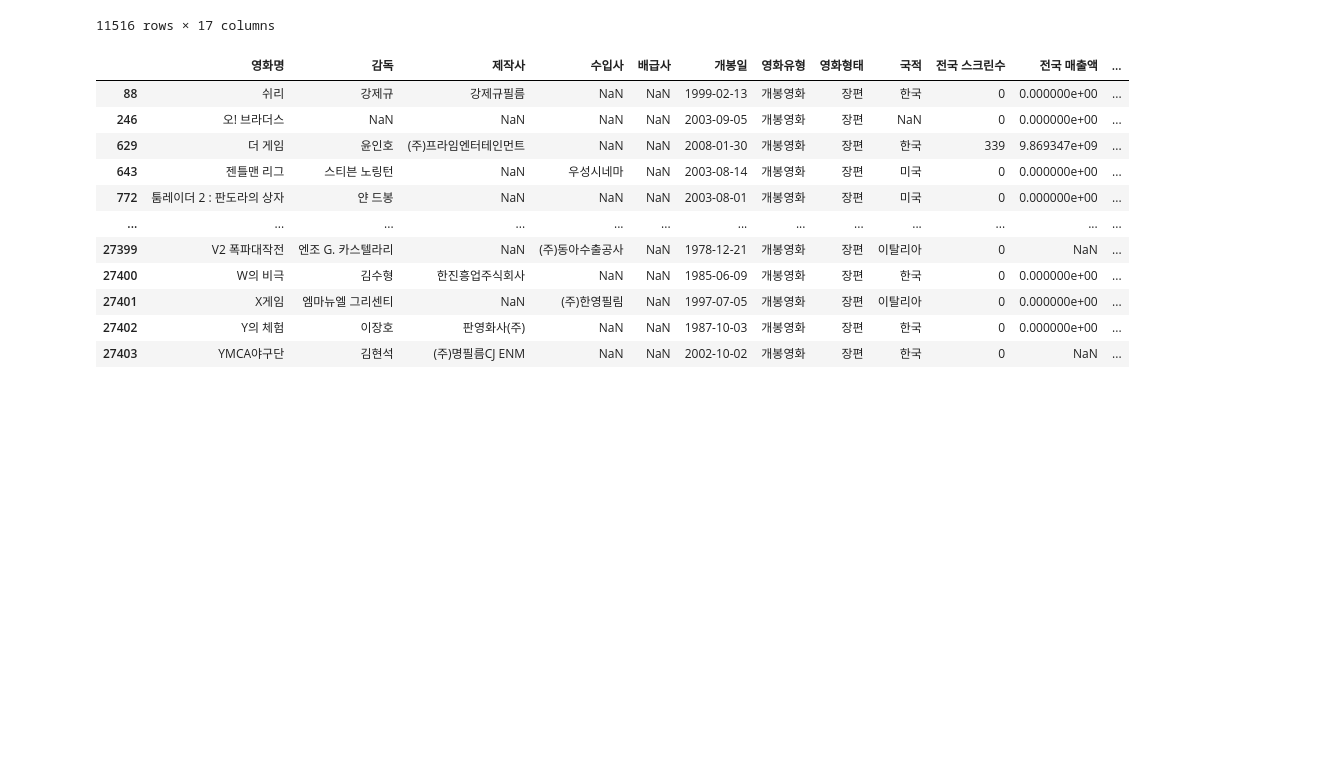
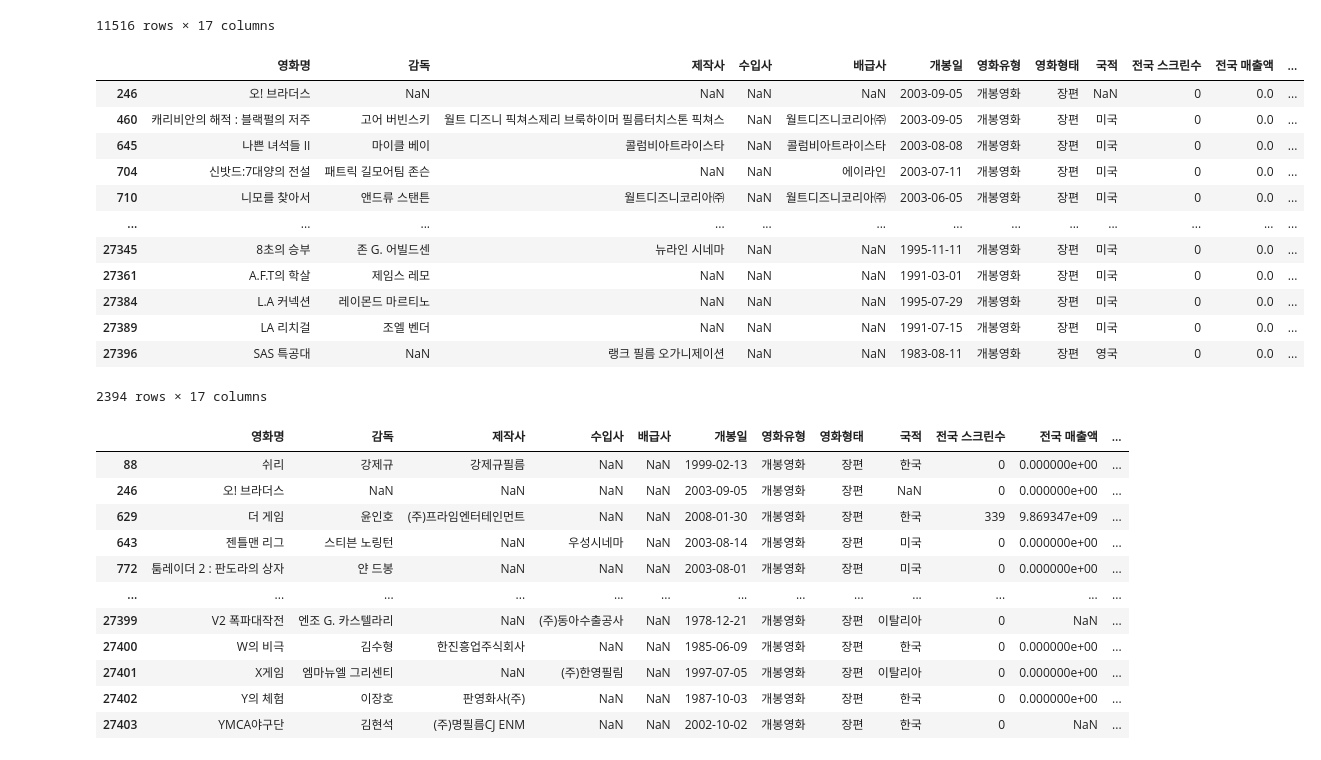
Before and after one commit to Dacon-ai-RunningFive/Dacon-AI, a Jupyter notebook: movie/EDA.ipynb, the cells around one changed output. Cells and saved outputs as stored; diff of their text form; code cells hidden in the pictures; blank space fills up the shorter version.

```diff
--- a/movie/EDA.ipynb
+++ b/movie/EDA.ipynb
@@ -110,4 +110,20 @@ m.loc[m['수입사'].isna()]
 | 27402 | Y의 체험 | 이장호 | 판영화사(주) | NaN | NaN | 1987-10-03 | 개봉영화 | 장편 | 한국 | 0 | 0.000000e+00 | ... |
 | 27403 | YMCA야구단 | 김현석 | (주)명필름CJ ENM | NaN | NaN | 2002-10-02 | 개봉영화 | 장편 | 한국 | 0 | NaN | ... |
 11516 rows × 17 columns
+# %%
+m.loc[(m['수입사'].isna()) & (m['국적'] != '한국')]
+# %% [output]
+|  | 영화명 | 감독 | 제작사 | 수입사 | 배급사 | 개봉일 | 영화유형 | 영화형태 | 국적 | 전국 스크린수 | 전국 매출액 | ... |
+| 246 | 오! 브라더스 | NaN | NaN | NaN | NaN | 2003-09-05 | 개봉영화 | 장편 | NaN | 0 | 0.0 | ... |
+| 460 | 캐리비안의 해적 : 블랙펄의 저주 | 고어 버빈스키 | 월트 디즈니 픽쳐스제리 브룩하이머 필름터치스톤 픽쳐스 | NaN | 월트디즈니코리아㈜ | 2003-09-05 | 개봉영화 | 장편 | 미국 | 0 | 0.0 | ... |
+| 645 | 나쁜 녀석들 II | 마이클 베이 | 콜럼비아트라이스타 | NaN | 콜럼비아트라이스타 | 2003-08-08 | 개봉영화 | 장편 | 미국 | 0 | 0.0 | ... |
+| 704 | 신밧드:7대양의 전설 | 패트릭 길모어팀 존슨 | NaN | NaN | 에이라인 | 2003-07-11 | 개봉영화 | 장편 | 미국 | 0 | 0.0 | ... |
+| 710 | 니모를 찾아서 | 앤드류 스탠튼 | 월트디즈니코리아㈜ | NaN | 월트디즈니코리아㈜ | 2003-06-05 | 개봉영화 | 장편 | 미국 | 0 | 0.0 | ... |
+| ... | ... | ... | ... | ... | ... | ... | ... | ... | ... | ... | ... | ... |
+| 27345 | 8초의 승부 | 존 G. 어빌드센 | 뉴라인 시네마 | NaN | NaN | 1995-11-11 | 개봉영화 | 장편 | 미국 | 0 | 0.0 | ... |
+| 27361 | A.F.T의 학살 | 제임스 레모 | NaN | NaN | NaN | 1991-03-01 | 개봉영화 | 장편 | 미국 | 0 | 0.0 | ... |
+| 27384 | L.A 커넥션 | 레이몬드 마르티노 | NaN | NaN | NaN | 1995-07-29 | 개봉영화 | 장편 | 미국 | 0 | 0.0 | ... |
+| 27389 | LA 리치걸 | 조엘 벤더 | NaN | NaN | NaN | 1991-07-15 | 개봉영화 | 장편 | 미국 | 0 | 0.0 | ... |
+| 27396 | SAS 특공대 | NaN | 랭크 필름 오가니제이션 | NaN | NaN | 1983-08-11 | 개봉영화 | 장편 | 영국 | 0 | 0.0 | ... |
+2394 rows × 17 columns
 # %%
```
Also changed, not shown: parts of 16 cells of this notebook.
